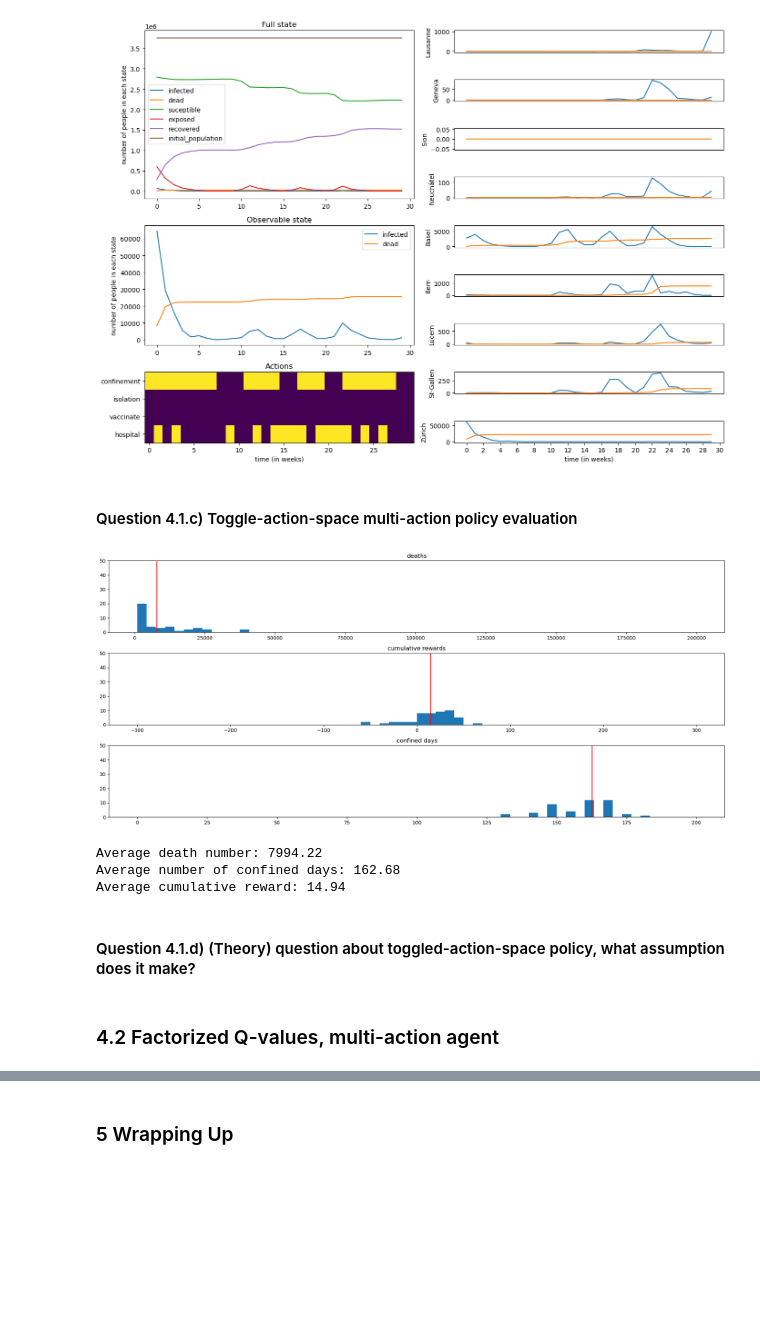
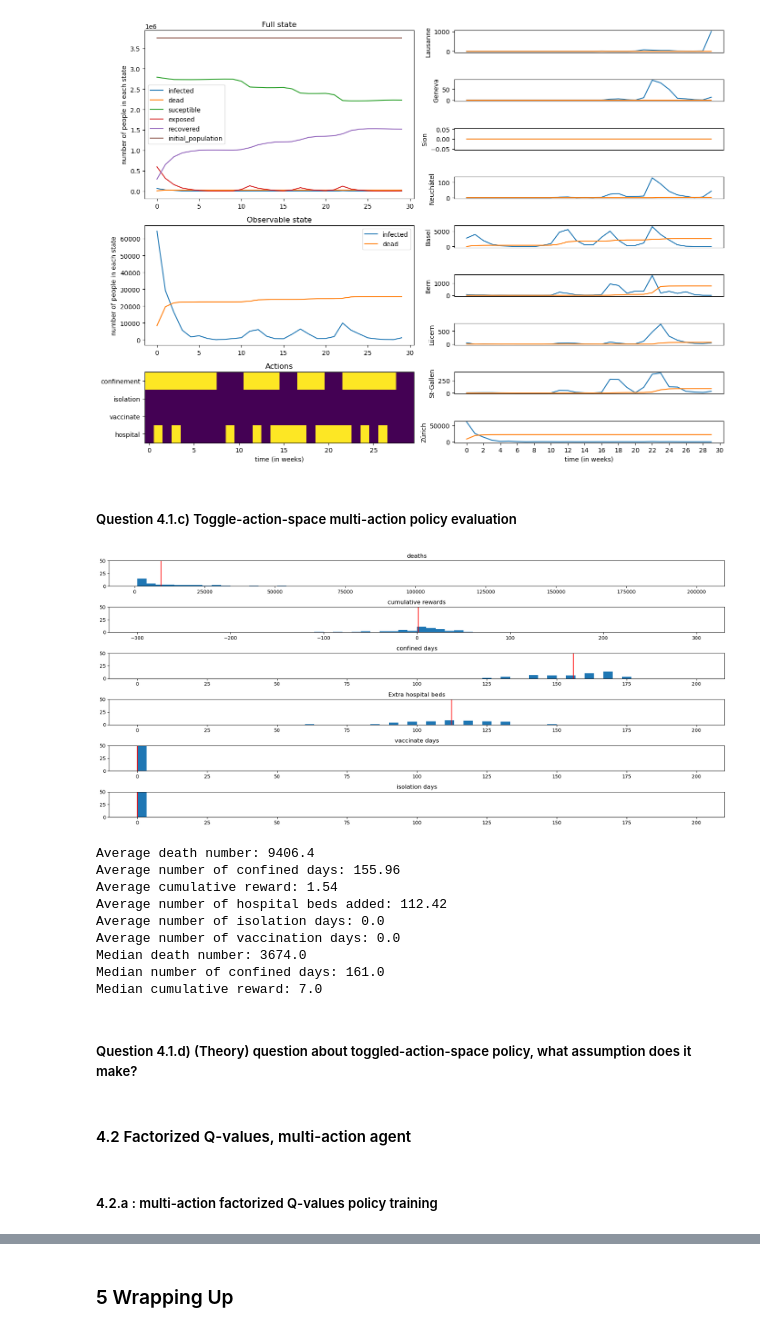
Before and after one commit to hichemhadhri/Miniproject_DQN-2, a Jupyter notebook: final.ipynb, the cells around one changed output, grey strips where cells are left out. Drawn from its saved outputs; the diff is of its cells as text; code cells hidden in the pictures; blank space fills up the shorter version.

```diff
--- a/final.ipynb
+++ b/final.ipynb
@@ -100,7 +100,7 @@ def hist_avg(ax, data,title):
         x_range = (1000,200000)
     elif title == 'cumulative rewards':
         x_range = (-300,300)
-    elif 'days' in title:
+    elif 'days' in title or 'beds' in title:
         x_range = (0,200)
     else:
         raise ValueError(f'{title} is not a valid title')
@@ -650,3 +640,9 @@ Trace 2 Episode: 499, Train Reward: -110.00, Eval Reward: 36.00
+# %%
+
+with open('traces/eval_trace_dqn.npy', 'wb') as f:
+    np.save(f, eval_trace_dqn)
+with open('traces/train_trace_dqn.npy', 'wb') as f:
+    np.save(f, train_trace_dqn)
 # %%
 """Plotting the training and evaluation traces"""
 # replace zeros in the evaluation trace with None
@@ -823 +810,7 @@ KeyboardInterrupt:
+# %%
+
+with open('traces/eval_trace_dqn_2.npy', 'wb') as f:
+    np.save(f, eval_trace_dqn_2)
+with open('traces/train_trace_dqn_2.npy', 'wb') as f:
+    np.save(f, train_trace_dqn_2)
 # %%
@@ -1227,2 +1207,7 @@ KeyboardInterrupt:
+# %%
+with open('traces/eval_trace_toggle.npy', 'wb') as f:
+    np.save(f, eval_trace_3)
+with open('traces/train_trace_toggle.npy', 'wb') as f:
+    np.save(f, train_trace_3)
 # %%
 """Plotting the training and evaluation traces"""
@@ -1293,12 +1268,9 @@ plot_info(total, cities, actions)
 # %% [output]
 [figure]
 # %% [markdown]
-#### Question 4.1.c) Toggle-action-space multi-action policy evaluation
+##### Question 4.1.c) Toggle-action-space multi-action policy evaluation
 # %%
 dyn = ModelDynamics('config/switzerland.yaml') #load the switzerland map
-
-
-
 action_space  =   spaces.Discrete(5)
 
 # define the observation space
@@ -1308,15 +1280,15 @@ observation_space   =   spaces.Box( low=0,
                                     dtype=np.float16)
 # Define the environment
 env = Env(dyn, action_space=action_space, observation_space=observation_space, action_preprocessor=action_preprocessor_toggle,observation_preprocessor=observation_preprocessor_action)
-
 # Define the agent
 agent = QAgentMulti(env, device , dyn.n_cities * 2 * dyn.env_step_length +4 )
-
 agent.load_model('models/best_model_multi')
 
 nb_all_confinement = []
 nb_all_rewards = []
 nb_all_deaths = []
+nb_all_isolation = []
+nb_all_hospitals = []
 
 """Run the simulations, seeded 3 times"""
 
@@ -1325,8 +1297,6 @@ for trace in range(50):
     finished = False
     Rs = []
     obs, info = env.reset(seed+trace)
-
-
 
     for t in range(30):
 
@@ -1340,43 +1310,66 @@ for trace in range(50):
 
     total, cities, actions = parse_logs(dyn, log)
 
     # compute the number of days in confinement
     nb_comfinement = np.sum(actions['confinement']) * 7
     nb_all_confinement.append(nb_comfinement)
 
     # compute the cumulative reward
     cumulative_rewards = sum(Rs)
     nb_all_rewards.append(int(cumulative_rewards))
 
     # compute the number of deaths
     nb_deaths = total['dead'][-1]
     nb_all_deaths.append(nb_deaths)
 
+    # compute the number of days in hospital
+    nb_hospitals = np.sum(actions['hospital']) * 7
+    nb_all_hospitals.append(nb_hospitals)
 
-
+    # compute the number of days in isolation
+    nb_isolation = np.sum(actions['isolation']) * 7
+    nb_all_isolation.append(nb_isolation)
 """ Plot """
-fig, ax = plt.subplots(3,figsize=(18,8))
+fig, ax = plt.subplots(6,figsize=(18,8))
 
 hist_avg(ax[0], nb_all_deaths,'deaths')
 hist_avg(ax[1], nb_all_rewards,'cumulative rewards')
 hist_avg(ax[2], nb_all_confinement,'confined days')
+hist_avg(ax[3], nb_all_hospitals,'Extra hospital beds')
+hist_avg(ax[4], nb_all_vaccinate,'vaccinate days')
+hist_avg(ax[5], nb_all_isolation,'isolation days')
 
 fig.tight_layout()
 plt.show()
 
 """ Print """
 print(f'Average death number: {np.mean(nb_all_deaths)}')
 print(f'Average number of confined days: {np.mean(nb_all_confinement)}')
 print(f'Average cumulative reward: {np.mean(nb_all_rewards)}')
+print(f'Average number of hospital beds added: {np.mean(nb_all_hospitals)}')
+print(f'Average number of isolation days: {np.mean(nb_all_isolation)}')
+print(f'Average number of vaccination days: {np.mean(nb_all_vaccinate)}')
+
+print(f'Median death number: {np.median(nb_all_deaths)}')
+print(f'Median number of confined days: {np.median(nb_all_confinement)}')
+print(f'Median cumulative reward: {np.median(nb_all_rewards)}')
 # %% [output]
-[figure, old version]
+[figure, new version]
-Average death number: 7994.22
-Average number of confined days: 162.68
-Average cumulative reward: 14.94
+Average death number: 9406.4
+Average number of confined days: 155.96
+Average cumulative reward: 1.54
+Average number of hospital beds added: 112.42
+Average number of isolation days: 0.0
+Average number of vaccination days: 0.0
+Median death number: 3674.0
+Median number of confined days: 161.0
+Median cumulative reward: 7.0
 # %% [markdown]
-#### Question 4.1.d) (Theory) question about toggled-action-space policy, what assumption does it make?
+##### Question 4.1.d) (Theory) question about toggled-action-space policy, what assumption does it make?
 # %% [markdown]
-### 4.2 Factorized Q-values, multi-action agent
+#### 4.2 Factorized Q-values, multi-action agent
+# %% [markdown]
+##### 4.2.a : multi-action factorized Q-values policy training
 # %%
 def action_preprocessor_factorized(a:torch.Tensor,dyn:ModelDynamics):
         """Action preprocessor"""
```
Also changed, not shown: parts of 44 cells of this notebook.
